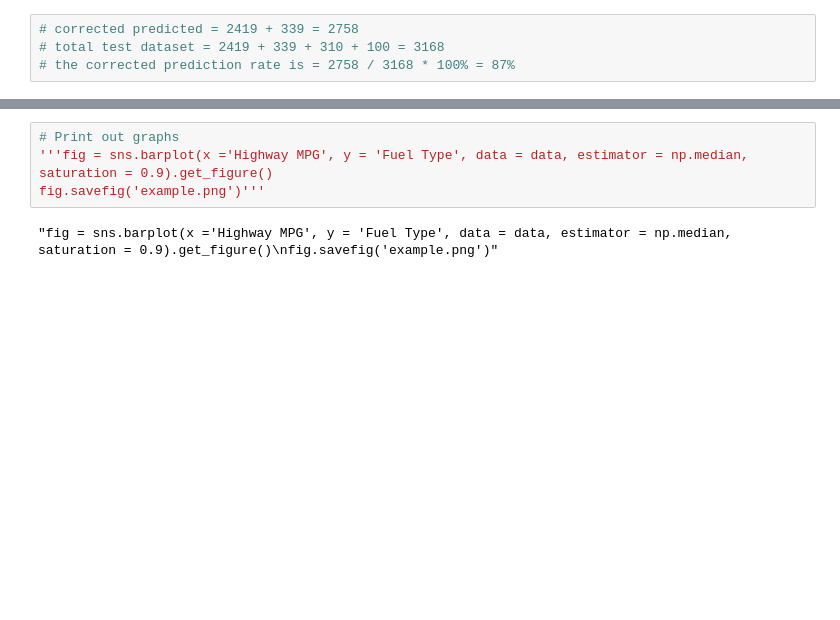
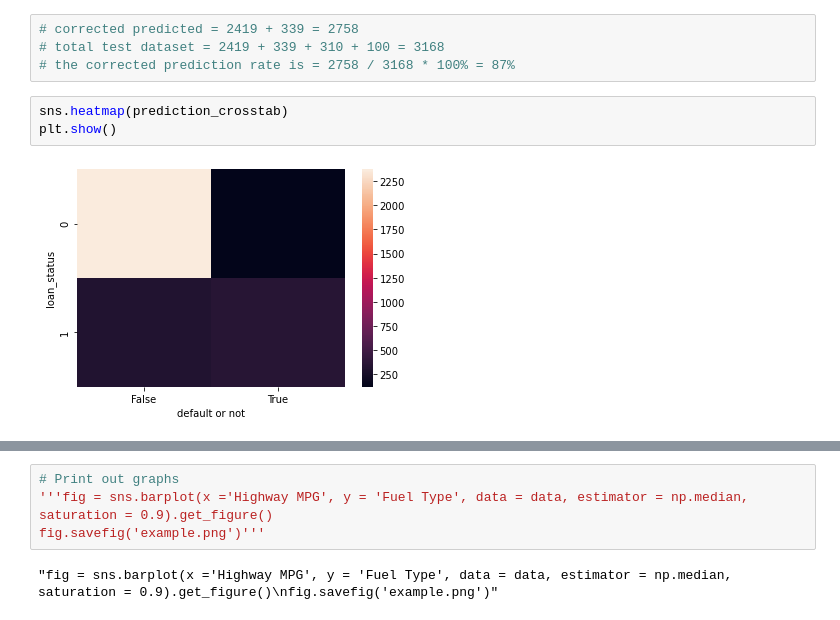
Before and after one commit to Shinan-tech/Credit_default, a Jupyter notebook: credit risk analysis_shinan.ipynb, the cells around one changed output, grey strips where cells are left out. Drawn from its saved outputs; the diff is of its cells as text; blank space fills up the shorter version.

```diff
--- a/credit risk analysis_shinan.ipynb
+++ b/credit risk analysis_shinan.ipynb
@@ -715,3 +746,8 @@ prediction_crosstab
 # corrected predicted = 2419 + 339 = 2758
 # total test dataset = 2419 + 339 + 310 + 100 = 3168
 # the corrected prediction rate is = 2758 / 3168 * 100% = 87%
+# %%
+sns.heatmap(prediction_crosstab)
+plt.show()
+# %% [output]
+[figure, added]
```
Also changed, not shown: parts of 28 cells of this notebook, 10 other files.
